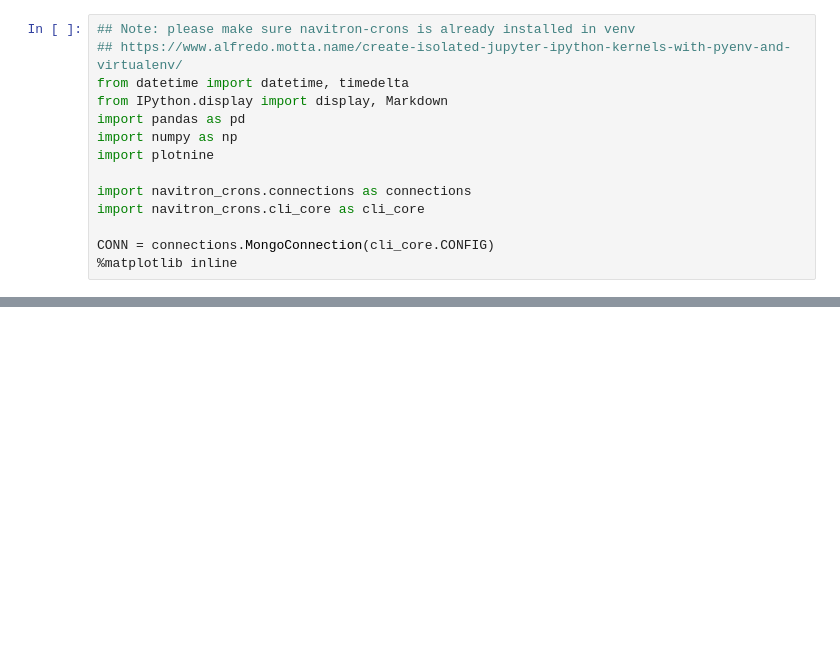
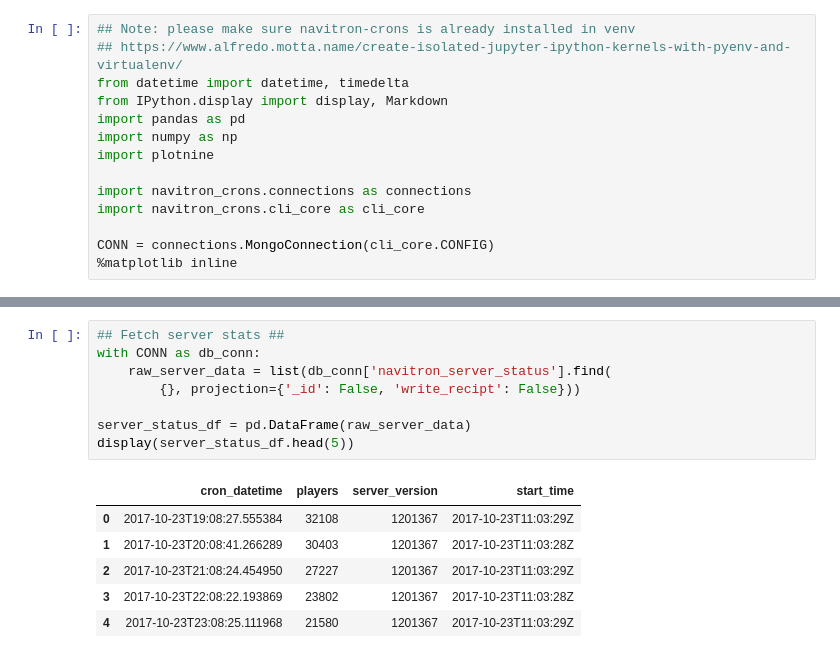
Before and after one commit to j9ac9k/NavitronEve, a Jupyter notebook: experiments/danger_predictor.ipynb, the cells around one changed output, grey strips where cells are left out. Saved outputs shown, nothing was run; the diff lists cells and outputs as text; blank space fills up the shorter version.

```diff
--- a/experiments/danger_predictor.ipynb
+++ b/experiments/danger_predictor.ipynb
@@ -28,0 +30,15 @@ display(system_jumps_df.head(5))
+# %%
+## Fetch server stats ##
+with CONN as db_conn:
+    raw_server_data = list(db_conn['navitron_server_status'].find(
+        {}, projection={'_id': False, 'write_recipt': False}))
+
+server_status_df = pd.DataFrame(raw_server_data)
+display(server_status_df.head(5))
+# %% [output]
+|  | cron_datetime | players | server_version | start_time |
+| 0 | 2017-10-23T19:08:27.555384 | 32108 | 1201367 | 2017-10-23T11:03:29Z |
+| 1 | 2017-10-23T20:08:41.266289 | 30403 | 1201367 | 2017-10-23T11:03:28Z |
+| 2 | 2017-10-23T21:08:24.454950 | 27227 | 1201367 | 2017-10-23T11:03:29Z |
+| 3 | 2017-10-23T22:08:22.193869 | 23802 | 1201367 | 2017-10-23T11:03:28Z |
+| 4 | 2017-10-23T23:08:25.111968 | 21580 | 1201367 | 2017-10-23T11:03:29Z |
```
Also changed, not shown: parts of 3 cells of this notebook.
